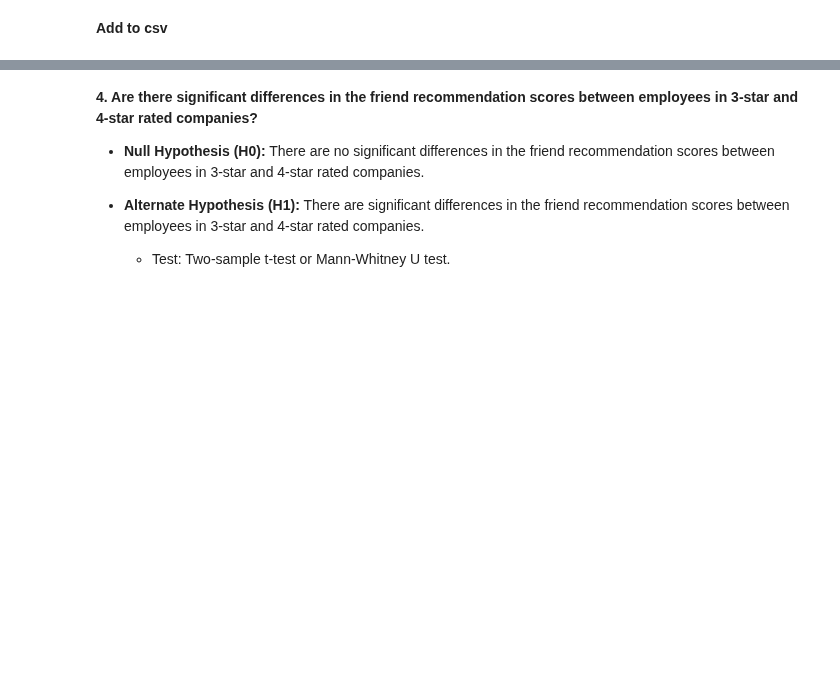
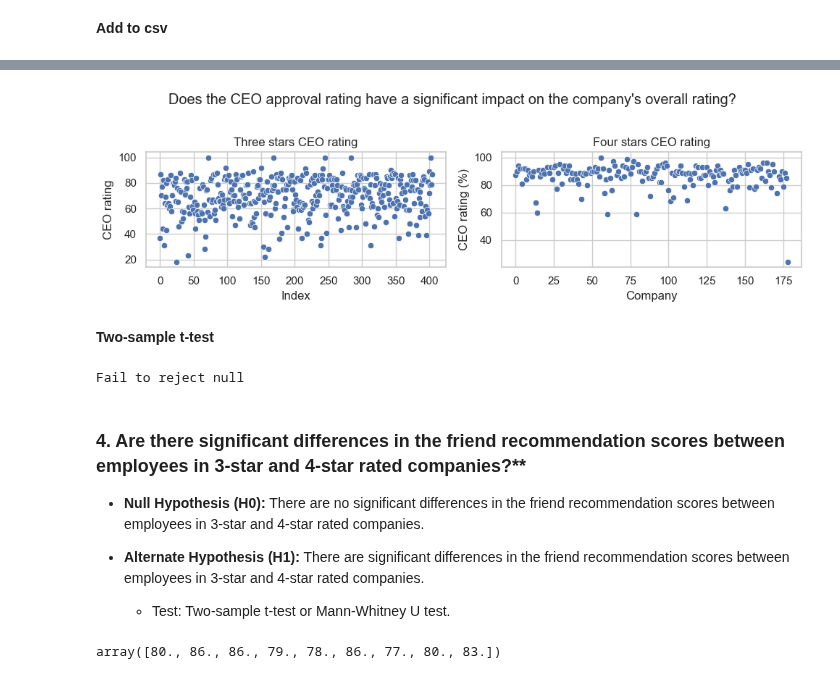
Before and after one commit to glassdoorstars/glassdoor-rating-predictions, a Jupyter notebook: trigram_stats_test.ipynb, the cells around one changed output, grey strips where cells are left out. Saved outputs shown, nothing was run; the diff lists cells and outputs as text; code cells hidden in the pictures; blank space fills up the shorter version.

```diff
--- a/trigram_stats_test.ipynb
+++ b/trigram_stats_test.ipynb
@@ -2,6 +2,7 @@
 # STATS
 # %%
 import pandas as pd
+import numpy as np
 import matplotlib.pyplot as plt
 import seaborn as sns
 from scipy import stats
@@ -10,6 +11,10 @@ import wrangle
 import pandas as pd
 from sklearn.feature_extraction.text import TfidfVectorizer
 import nltk.sentiment
+import warnings
+warnings.filterwarnings("ignore")
+sns.set_theme(style="whitegrid")
+np.random.seed(95)
 # %%
 train, val, test = wrangle.wrangle_glassdoor()
 three_star = train[train.binned_rating_int == 3]
@@ -178,7 +310,44 @@ def Hypothesis_check(p_value, alpha = 0.05):
+# %%
+# Create a figure with one row and two columns of subplots
+fig, axs = plt.subplots(nrows=1, ncols=2, figsize=(10, 3))
+
+# Plot the first scatterplot on the first subplot and set title and labels
+sns.scatterplot(x=np.arange(0,len(three_star_ceo)), y=three_star_ceo, ax=axs[0])
+axs[0].set_title("Three stars CEO rating")
+axs[0].set_xlabel("Index")
+axs[0].set_ylabel("CEO rating")
+
+# Plot the second scatterplot on the second subplot and set title and labels
+sns.scatterplot(x=np.arange(0,len(four_star_ceo)), y=four_star_ceo, ax=axs[1])
+axs[1].set_title("Four stars CEO rating")
+axs[1].set_xlabel("Company")
+axs[1].set_ylabel("CEO rating (%)")
+
+# Add a main title for the entire figure
+plt.suptitle("Does the CEO approval rating have a significant impact on the company's overall rating?", y=1.02)
+
+# Show the plots
+plt.tight_layout()
+plt.show()
+# %% [output]
+[figure, added]
+# %% [markdown]
+**Two-sample t-test**
+# %%
+statistic, p_value = stats.ttest_ind(three_star_ceo.mean(),four_star_ceo.mean())
+Hypothesis_check_double_side_ttest(p_value, statistic)
+# %% [output]
+Fail to reject null
 # %% [markdown]
-**4. Are there significant differences in the friend recommendation scores between employees in 3-star and 4-star rated companies?**
+### 4. Are there significant differences in the friend recommendation scores between employees in 3-star and 4-star rated companies?**
 
 - **Null Hypothesis (H0):** There are no significant differences in the friend recommendation scores between employees in 3-star and 4-star rated companies.
 - **Alternate Hypothesis (H1):** There are significant differences in the friend recommendation scores between employees in 3-star and 4-star rated companies.
 
    - Test: Two-sample t-test or Mann-Whitney U test.
+# %%
+three_star_fd = train.friend_recommendation[train.binned_rating == "Three"].values
+four_star_fd = train.friend_recommendation[train.binned_rating == "Four"].values
+four_star_fd[:9]
+# %% [output]
+array([80., 86., 86., 79., 78., 86., 77., 80., 83.])
```
Also changed, not shown: parts of 68 cells of this notebook, 1 other file.
